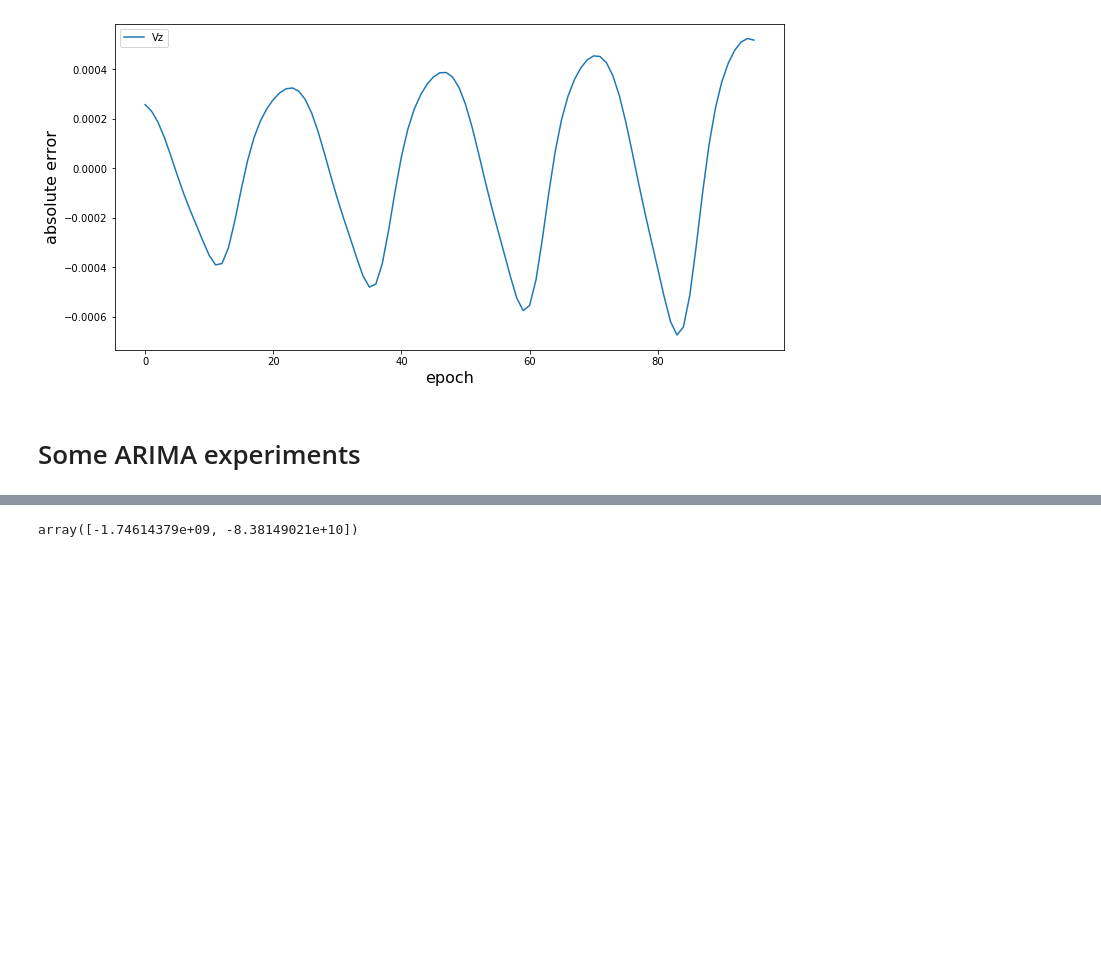
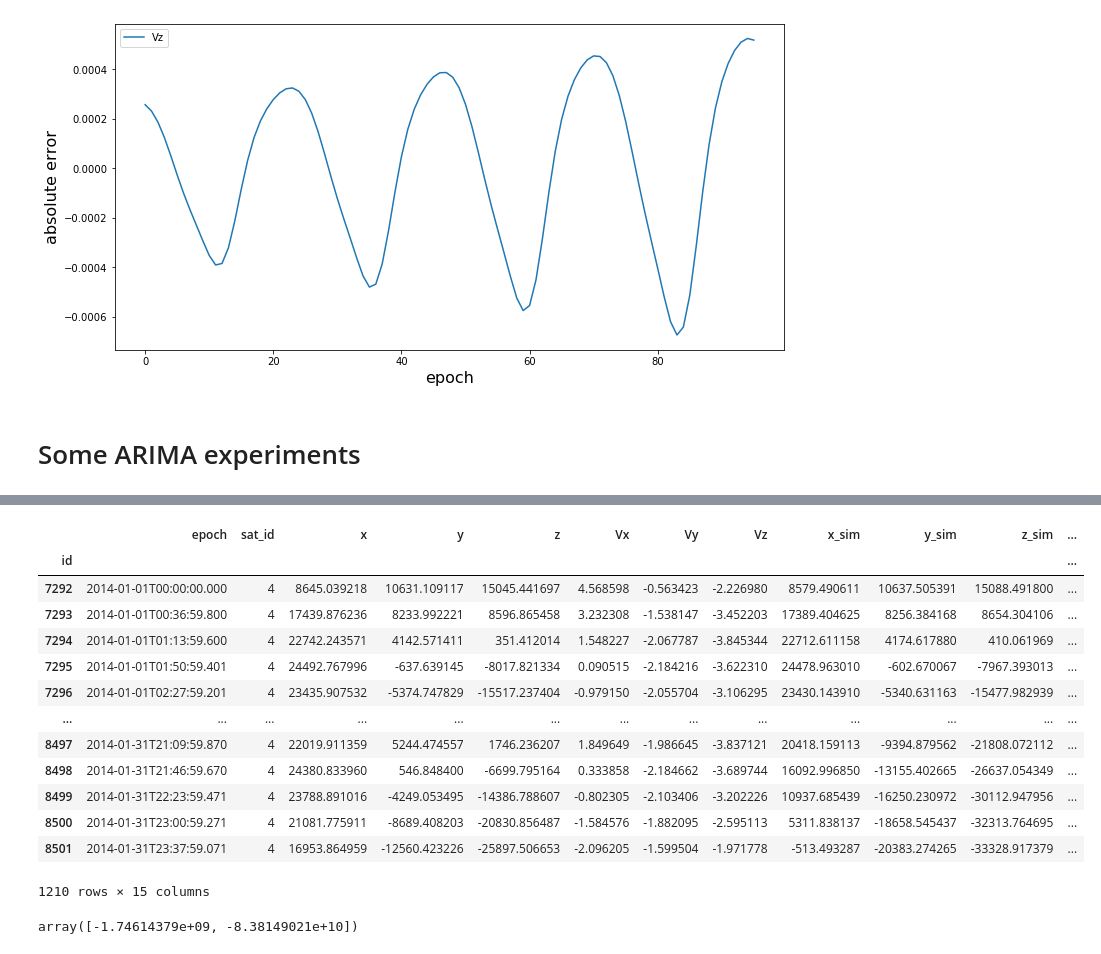
Before and after one commit to HSE-LAMBDA/satellite-2019, a Jupyter notebook: ARIMA/AR + ARIMA research.ipynb, the cells around one changed output, grey strips where cells are left out. Cells and saved outputs as stored; diff of their text form; code cells hidden in the pictures; blank space fills up the shorter version.

```diff
--- a/ARIMA/ARIMA stuff.ipynb
+++ b/ARIMA/AR + ARIMA research.ipynb
@@ -288,3 +292,20 @@ SMAPE without MA component: 0.9622515221219036
+# %%
+sample
+# %% [output]
+|  | epoch | sat_id | x | y | z | Vx | Vy | Vz | x_sim | y_sim | z_sim | ... |
+| id |  |  |  |  |  |  |  |  |  |  |  | ... |
+| 7292 | 2014-01-01T00:00:00.000 | 4 | 8645.039218 | 10631.109117 | 15045.441697 | 4.568598 | -0.563423 | -2.226980 | 8579.490611 | 10637.505391 | 15088.491800 | ... |
+| 7293 | 2014-01-01T00:36:59.800 | 4 | 17439.876236 | 8233.992221 | 8596.865458 | 3.232308 | -1.538147 | -3.452203 | 17389.404625 | 8256.384168 | 8654.304106 | ... |
+| 7294 | 2014-01-01T01:13:59.600 | 4 | 22742.243571 | 4142.571411 | 351.412014 | 1.548227 | -2.067787 | -3.845344 | 22712.611158 | 4174.617880 | 410.061969 | ... |
+| 7295 | 2014-01-01T01:50:59.401 | 4 | 24492.767996 | -637.639145 | -8017.821334 | 0.090515 | -2.184216 | -3.622310 | 24478.963010 | -602.670067 | -7967.393013 | ... |
+| 7296 | 2014-01-01T02:27:59.201 | 4 | 23435.907532 | -5374.747829 | -15517.237404 | -0.979150 | -2.055704 | -3.106295 | 23430.143910 | -5340.631163 | -15477.982939 | ... |
+| ... | ... | ... | ... | ... | ... | ... | ... | ... | ... | ... | ... | ... |
+| 8497 | 2014-01-31T21:09:59.870 | 4 | 22019.911359 | 5244.474557 | 1746.236207 | 1.849649 | -1.986645 | -3.837121 | 20418.159113 | -9394.879562 | -21808.072112 | ... |
+| 8498 | 2014-01-31T21:46:59.670 | 4 | 24380.833960 | 546.848400 | -6699.795164 | 0.333858 | -2.184662 | -3.689744 | 16092.996850 | -13155.402665 | -26637.054349 | ... |
+| 8499 | 2014-01-31T22:23:59.471 | 4 | 23788.891016 | -4249.053495 | -14386.788607 | -0.802305 | -2.103406 | -3.202226 | 10937.685439 | -16250.230972 | -30112.947956 | ... |
+| 8500 | 2014-01-31T23:00:59.271 | 4 | 21081.775911 | -8689.408203 | -20830.856487 | -1.584576 | -1.882095 | -2.595113 | 5311.838137 | -18658.545437 | -32313.764695 | ... |
+| 8501 | 2014-01-31T23:37:59.071 | 4 | 16953.864959 | -12560.423226 | -25897.506653 | -2.096205 | -1.599504 | -1.971778 | -513.493287 | -20383.274265 | -33328.917379 | ... |
+1210 rows × 15 columns
 # %%
 te = pd.read_csv(PATH_TO_DATA + 'test.csv', index_col='id')
 test_sample = te[te.sat_id == 4]
```
Also changed, not shown: parts of 7 cells of this notebook.
